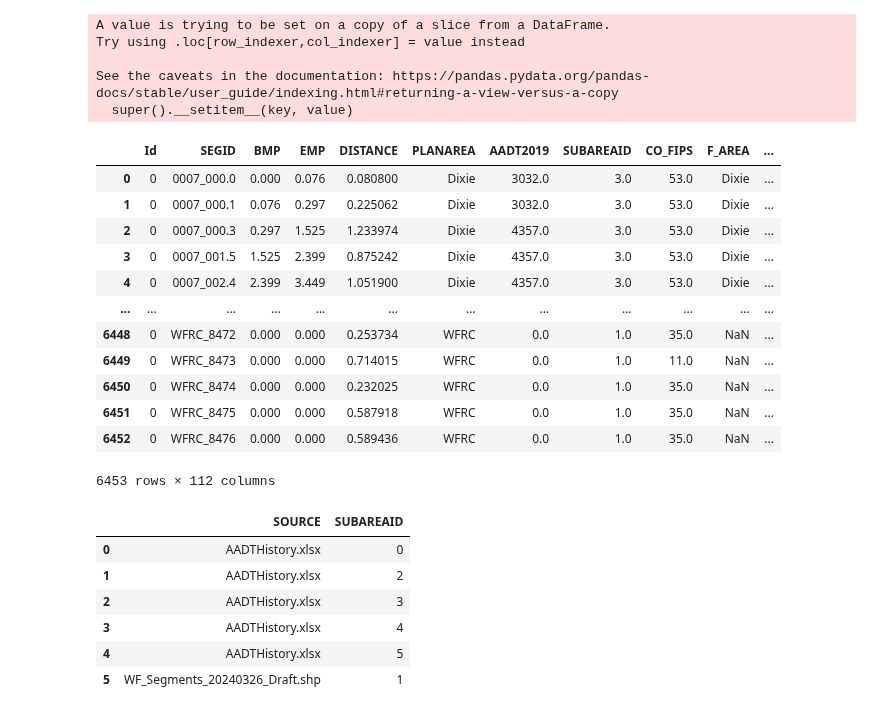
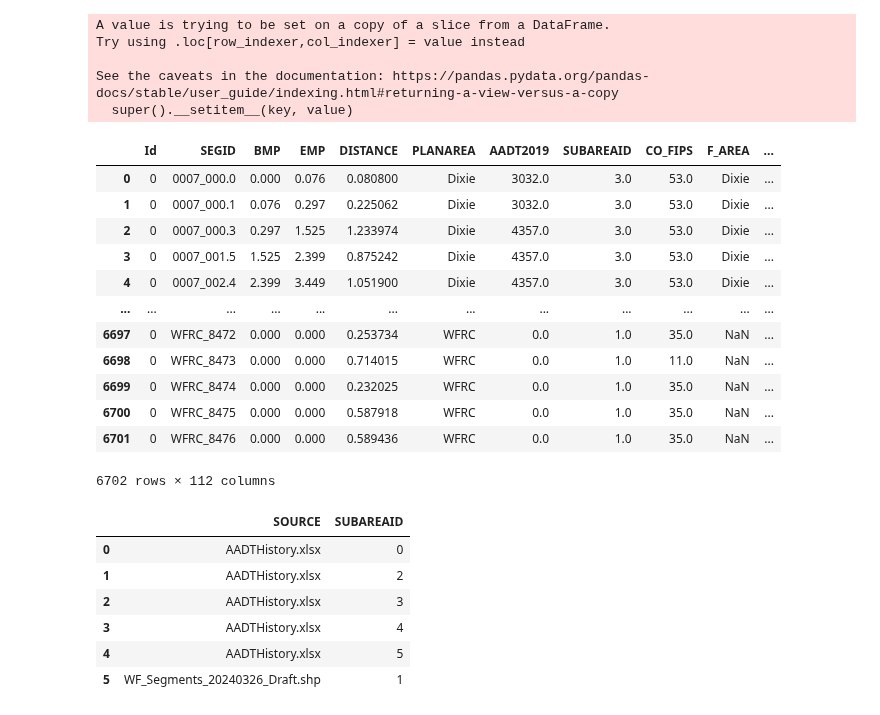
Before and after one commit to WFRCAnalytics/Traffic-Volume-Forecasts, a Jupyter notebook: 5-Prepare-Traffic-Volume-Map-Data.ipynb, the cells around one changed output. Cells and saved outputs as stored; diff of their text form; code cells hidden in the pictures.

Commit message:
Add Iron County data

```diff
--- a/5-Prepare-Traffic-Volume-Map-Data.ipynb
+++ b/5-Prepare-Traffic-Volume-Map-Data.ipynb
@@ -14,7 +14,7 @@ lstFieldsFromForecasts = ['SEGID','MF2023','MF2028','MF2032','MF2042','MF2050','
 # %%
 # Your initial DataFrame
 dfSegmentFilenames = pd.DataFrame([
-    ["F_AREA=='Cache' | F_AREA=='Dixie'" , 'data/segments/Segments_State_20231221_Draft.shp'                 , True ],
+    ["F_AREA=='Iron' | F_AREA=='Cache' | F_AREA=='Dixie'" , 'data/segments/Segments_State_20231221_Draft.shp'                 , True ],
     ["PLANAREA=='WFRC' | PLANAREA=='MAG'", 'data/segments/WFv901_Segments_20240409_GeoKeys_AADTs_Factors.shp', False]
 ], columns=['filter', 'filename', 'updateRoute'])
 
@@ -27,39 +27,39 @@ for _, row in dfSegmentFilenames.iterrows():
     gdf = gpd.read_file(row['filename'])
 
     # Use the `query` method to apply the filter from the 'filter' column
     _filteredGdf = gdf.query(row['filter'])
 
     if row['updateRoute']:
         # Assuming 'SEGID' is the correct column to apply this operation
         _filteredGdf.loc[:, 'ROUTE'] = _filteredGdf['SEGID'].apply(lambda x: x.split('_')[0] if '_' in x else x)
 
     # Add the filtered GeoDataFrame to the list
     _filteredGdfs.append(_filteredGdf)
 
 # Concatenate all filtered GeoDataFrames into a single GeoDataFrame
 gdfs = pd.concat(_filteredGdfs, ignore_index=True)
 
 # Assuming you want to display or further process `gdfs`
 display(gdfs)
 # %% [output]
 A value is trying to be set on a copy of a slice from a DataFrame.
 Try using .loc[row_indexer,col_indexer] = value instead
 
 See the caveats in the documentation: https://pandas.pydata.org/pandas-docs/stable/user_guide/indexing.html#returning-a-view-versus-a-copy
   super().__setitem__(key, value)
 |  | Id | SEGID | BMP | EMP | DISTANCE | PLANAREA | AADT2019 | SUBAREAID | CO_FIPS | F_AREA | ... |
 | 0 | 0 | 0007_000.0 | 0.000 | 0.076 | 0.080800 | Dixie | 3032.0 | 3.0 | 53.0 | Dixie | ... |
 | 1 | 0 | 0007_000.1 | 0.076 | 0.297 | 0.225062 | Dixie | 3032.0 | 3.0 | 53.0 | Dixie | ... |
 | 2 | 0 | 0007_000.3 | 0.297 | 1.525 | 1.233974 | Dixie | 4357.0 | 3.0 | 53.0 | Dixie | ... |
 | 3 | 0 | 0007_001.5 | 1.525 | 2.399 | 0.875242 | Dixie | 4357.0 | 3.0 | 53.0 | Dixie | ... |
 | 4 | 0 | 0007_002.4 | 2.399 | 3.449 | 1.051900 | Dixie | 4357.0 | 3.0 | 53.0 | Dixie | ... |
 | ... | ... | ... | ... | ... | ... | ... | ... | ... | ... | ... | ... |
-| 6448 | 0 | WFRC_8472 | 0.000 | 0.000 | 0.253734 | WFRC | 0.0 | 1.0 | 35.0 | NaN | ... |
-| 6449 | 0 | WFRC_8473 | 0.000 | 0.000 | 0.714015 | WFRC | 0.0 | 1.0 | 11.0 | NaN | ... |
-| 6450 | 0 | WFRC_8474 | 0.000 | 0.000 | 0.232025 | WFRC | 0.0 | 1.0 | 35.0 | NaN | ... |
-| 6451 | 0 | WFRC_8475 | 0.000 | 0.000 | 0.587918 | WFRC | 0.0 | 1.0 | 35.0 | NaN | ... |
-| 6452 | 0 | WFRC_8476 | 0.000 | 0.000 | 0.589436 | WFRC | 0.0 | 1.0 | 35.0 | NaN | ... |
+| 6697 | 0 | WFRC_8472 | 0.000 | 0.000 | 0.253734 | WFRC | 0.0 | 1.0 | 35.0 | NaN | ... |
+| 6698 | 0 | WFRC_8473 | 0.000 | 0.000 | 0.714015 | WFRC | 0.0 | 1.0 | 11.0 | NaN | ... |
+| 6699 | 0 | WFRC_8474 | 0.000 | 0.000 | 0.232025 | WFRC | 0.0 | 1.0 | 35.0 | NaN | ... |
+| 6700 | 0 | WFRC_8475 | 0.000 | 0.000 | 0.587918 | WFRC | 0.0 | 1.0 | 35.0 | NaN | ... |
+| 6701 | 0 | WFRC_8476 | 0.000 | 0.000 | 0.589436 | WFRC | 0.0 | 1.0 | 35.0 | NaN | ... |
-6453 rows × 112 columns
+6702 rows × 112 columns
 # %%
 # add observed
 dfObsVolSource = pd.read_csv('intermediate/obsvolsource.csv')
```
Also changed, not shown: parts of 14 cells of this notebook, 9 other files.
